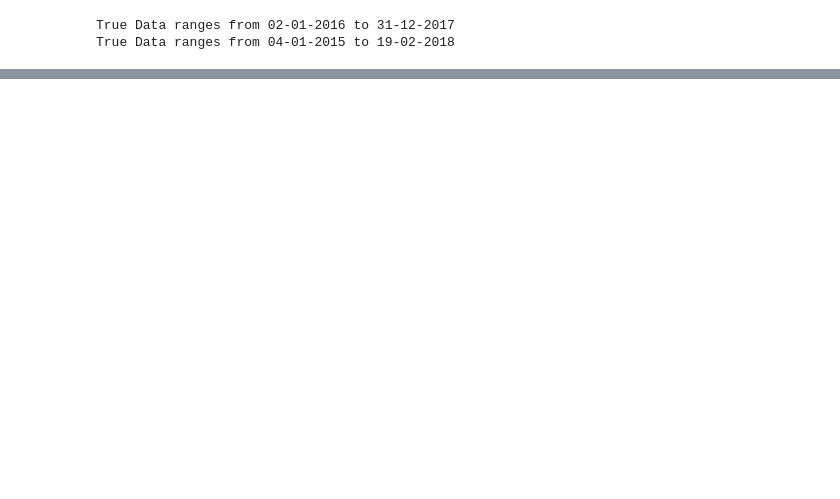
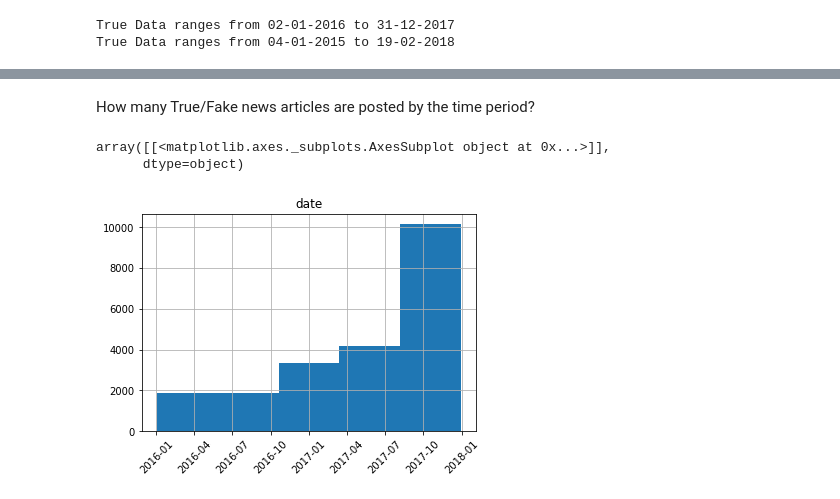
Before and after one commit to suvigyajain0101/Kaggle, a Jupyter notebook: FakeNewsPrediction/EDA.ipynb, the cells around one changed output, grey strips where cells are left out. Cells and saved outputs as stored; diff of their text form; code cells hidden in the pictures; blank space fills up the shorter version.

Commit message:
Added time series plots

```diff
--- a/FakeNewsPrediction/EDA.ipynb
+++ b/FakeNewsPrediction/EDA.ipynb
@@ -116,0 +141,8 @@ True Data ranges from 04-01-2015 to 19-02-2018
+# %% [markdown]
+How many True/Fake news articles are posted by the time period?
+# %%
+true_data.hist('date',bins=5, xrot = 45)
+# %% [output]
+array([[<matplotlib.axes._subplots.AxesSubplot object at 0x...>]],
+      dtype=object)
+[figure, added]
```
Also changed, not shown: parts of 9 cells of this notebook.
